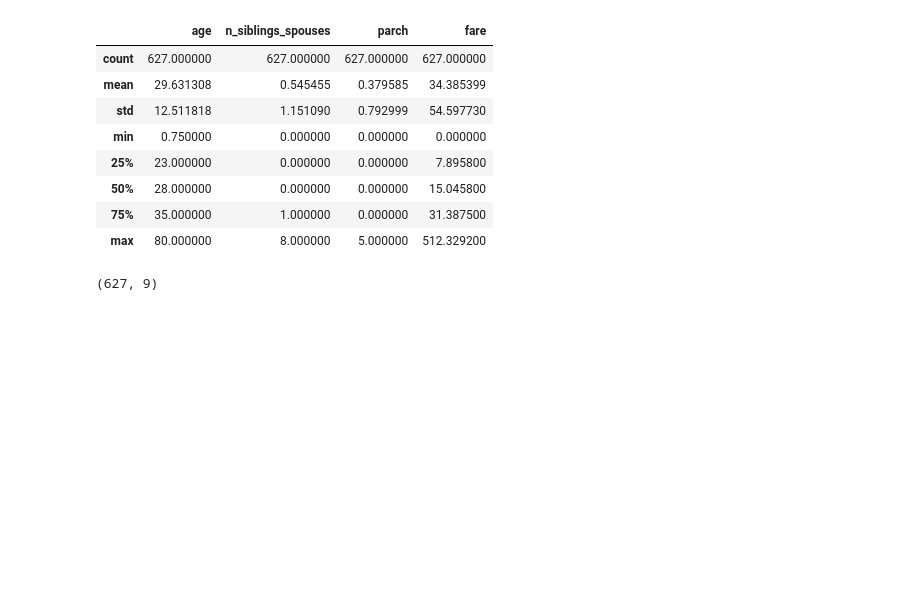
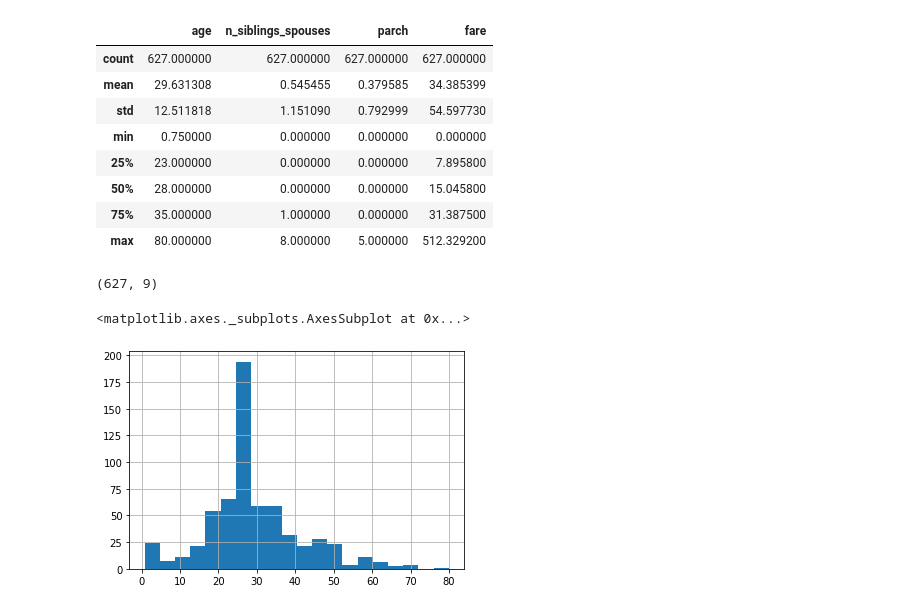
Before and after one commit to Codeneer69/tensorflow_tuts, a Jupyter notebook: tentut.ipynb, the cells around one changed output. Drawn from its saved outputs; the diff is of its cells as text; code cells hidden in the pictures; blank space fills up the shorter version.

```diff
--- a/tentut.ipynb
+++ b/tentut.ipynb
@@ -133,3 +133,8 @@ dftrain.describe()
 dftrain.shape
 # %% [output]
 (627, 9)
+# %%
+dftrain.age.hist(bins=20)
+# %% [output]
+<matplotlib.axes._subplots.AxesSubplot at 0x...>
+[figure, added]
```
Also changed, not shown: parts of 3 cells of this notebook.
